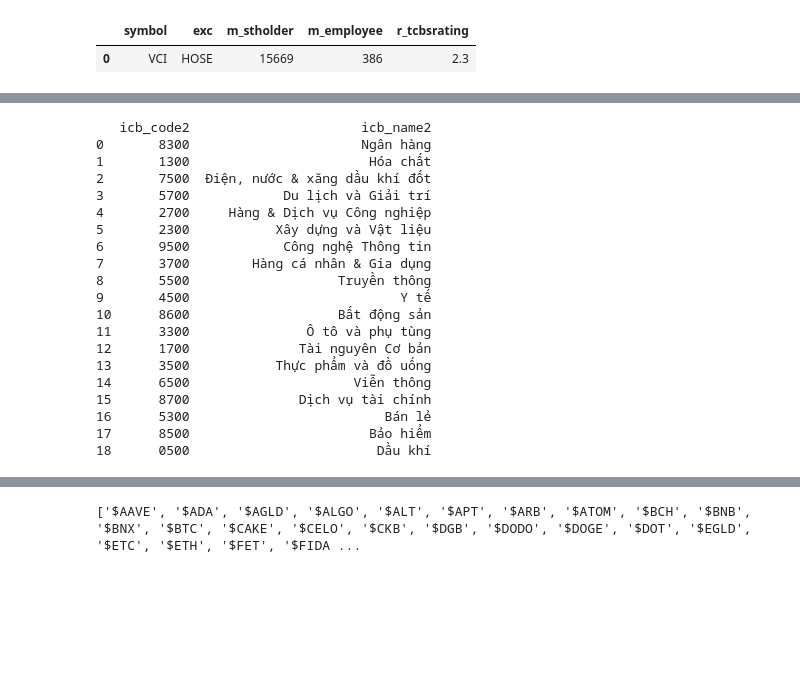
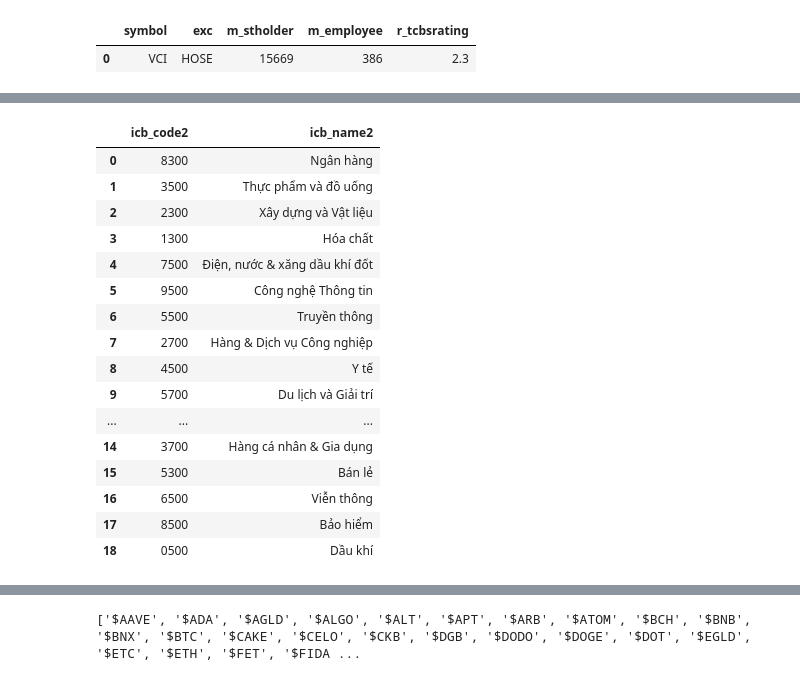
Before and after one commit to Legend0fHell/ait2006-data-processing-final, a Jupyter notebook: crawler_vnstock.ipynb, the cells around one changed output, grey strips where cells are left out. Cells and saved outputs as stored; diff of their text form; code cells hidden in the pictures; blank space fills up the shorter version.

```diff
--- a/crawler_vnstock.ipynb
+++ b/crawler_vnstock.ipynb
@@ -131,27 +145,24 @@ Processed 1528 stocks, end of data
 | 1526 | DFC | Công ty Cổ phần Xích líp Đông Anh | 1700 | Tài nguyên Cơ bản | UPCOM | 795 | 1296 | -1.0 | 2023 | ... |
 | 1527 | XMC | Công ty cổ phần Đầu tư và Xây dựn... | 2300 | Xây dựng và Vật liệu | UPCOM | 1300 | 560 | 2.4 | 2023 | ... |
 # %%
-# create df with 2 columns, first one is distinct icb_code2 in the list, also include its name in icb_name2
+# Danh sách ngành
 df_list_indus = df_list_stock[['icb_code2', 'icb_name2']].drop_duplicates().reset_index(drop=True)
-print(df_list_indus)
+df_list_indus
 # %% [output]
-   icb_code2                      icb_name2
-0       8300                      Ngân hàng
-1       1300                       Hóa chất
-2       7500  Điện, nước & xăng dầu khí đốt
-3       5700            Du lịch và Giải trí
-4       2700     Hàng & Dịch vụ Công nghiệp
-5       2300           Xây dựng và Vật liệu
-6       9500            Công nghệ Thông tin
-7       3700        Hàng cá nhân & Gia dụng
-8       5500                   Truyền thông
-9       4500                           Y tế
-10      8600                   Bất động sản
-11      3300               Ô tô và phụ tùng
-12      1700              Tài nguyên Cơ bản
-13      3500           Thực phẩm và đồ uống
-14      6500                     Viễn thông
-15      8700              Dịch vụ tài chính
-16      5300                         Bán lẻ
-17      8500                       Bảo hiểm
-18      0500                        Dầu khí
+|  | icb_code2 | icb_name2 |
+| 0 | 8300 | Ngân hàng |
+| 1 | 3500 | Thực phẩm và đồ uống |
+| 2 | 2300 | Xây dựng và Vật liệu |
+| 3 | 1300 | Hóa chất |
+| 4 | 7500 | Điện, nước & xăng dầu khí đốt |
+| 5 | 9500 | Công nghệ Thông tin |
+| 6 | 5500 | Truyền thông |
+| 7 | 2700 | Hàng & Dịch vụ Công nghiệp |
+| 8 | 4500 | Y tế |
+| 9 | 5700 | Du lịch và Giải trí |
+| ... | ... | ... |
+| 14 | 3700 | Hàng cá nhân & Gia dụng |
+| 15 | 5300 | Bán lẻ |
+| 16 | 6500 | Viễn thông |
+| 17 | 8500 | Bảo hiểm |
+| 18 | 0500 | Dầu khí |
```
Also changed, not shown: parts of 15 cells of this notebook.
